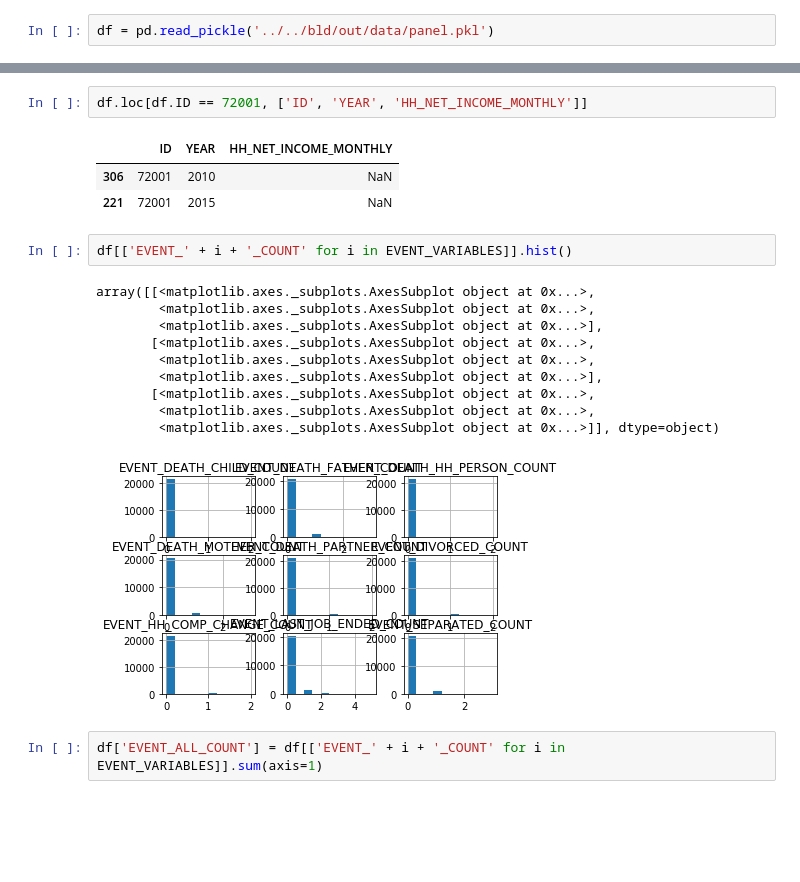
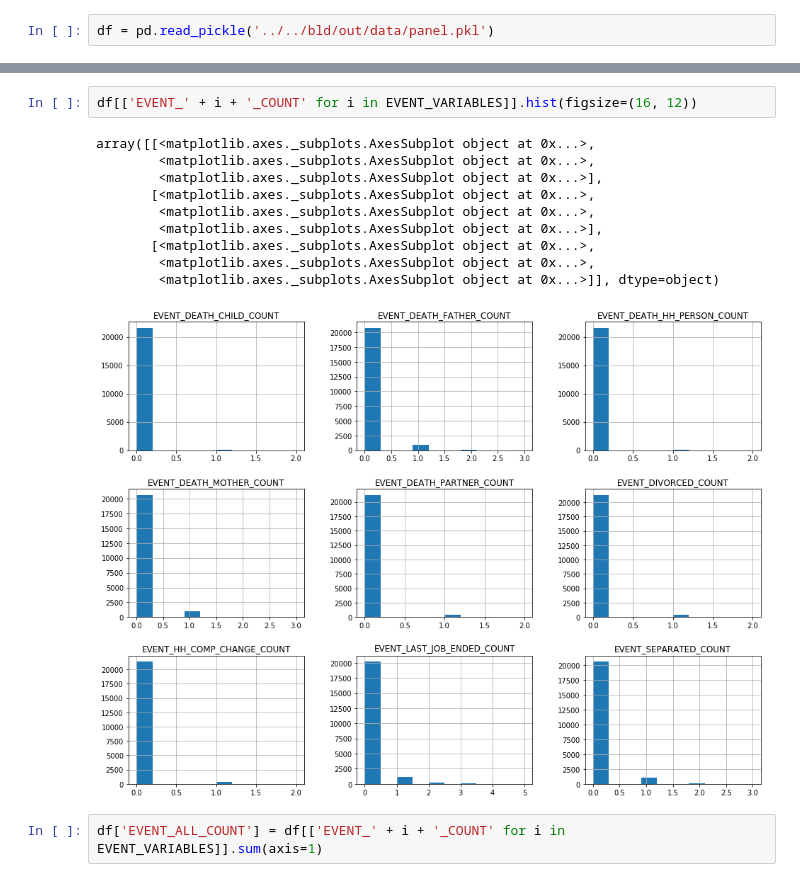
Before and after one commit to tobiasraabe/loc, a Jupyter notebook: src/exploration/explore_panel.ipynb, the cells around one changed output, grey strips where cells are left out. Cells and saved outputs as stored; diff of their text form; blank space fills up the shorter version.

```diff
--- a/src/exploration/explore_panel.ipynb
+++ b/src/exploration/explore_panel.ipynb
@@ -60,22 +40,16 @@ Name: ID, Length: 297, dtype: int64
-# %%
-df.loc[df.ID == 72001, ['ID', 'YEAR', 'HH_NET_INCOME_MONTHLY']]
-# %% [output]
-|  | ID | YEAR | HH_NET_INCOME_MONTHLY |
-| 306 | 72001 | 2010 | NaN |
-| 221 | 72001 | 2015 | NaN |
 # %%
-df[['EVENT_' + i + '_COUNT' for i in EVENT_VARIABLES]].hist()
+df[['EVENT_' + i + '_COUNT' for i in EVENT_VARIABLES]].hist(figsize=(16, 12))
 # %% [output]
 array([[<matplotlib.axes._subplots.AxesSubplot object at 0x...>,
         <matplotlib.axes._subplots.AxesSubplot object at 0x...>,
         <matplotlib.axes._subplots.AxesSubplot object at 0x...>],
        [<matplotlib.axes._subplots.AxesSubplot object at 0x...>,
         <matplotlib.axes._subplots.AxesSubplot object at 0x...>,
         <matplotlib.axes._subplots.AxesSubplot object at 0x...>],
        [<matplotlib.axes._subplots.AxesSubplot object at 0x...>,
         <matplotlib.axes._subplots.AxesSubplot object at 0x...>,
         <matplotlib.axes._subplots.AxesSubplot object at 0x...>]], dtype=object)
-[figure, old version]
+[figure, new version]
 # %%
 df['EVENT_ALL_COUNT'] = df[['EVENT_' + i + '_COUNT' for i in EVENT_VARIABLES]].sum(axis=1)
 # %%
```
Also changed, not shown: parts of 3 cells of this notebook, 5 other files.
